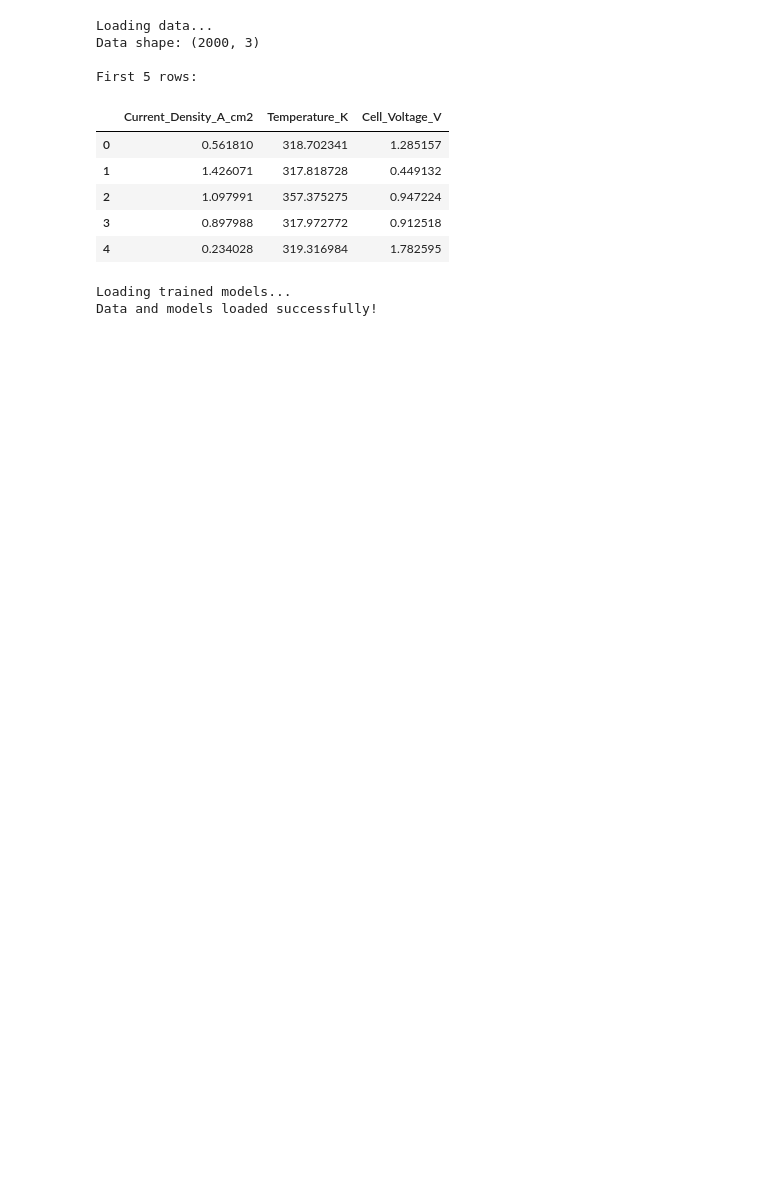
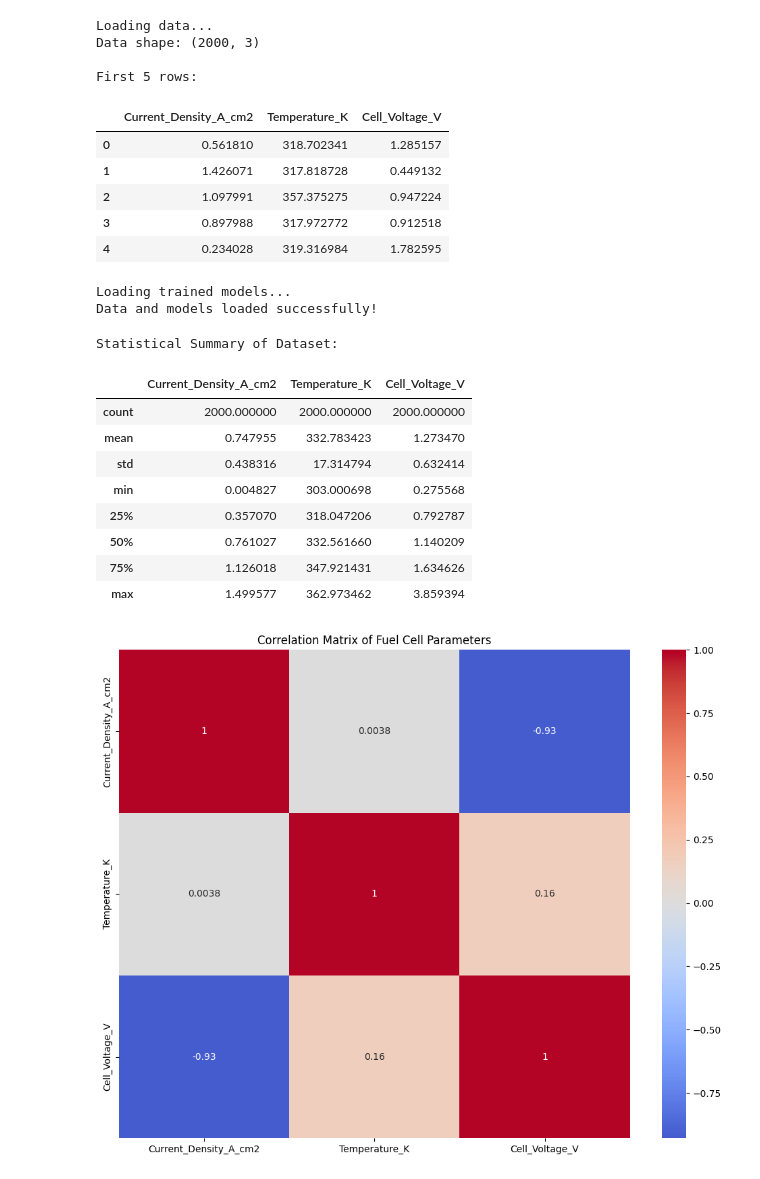
Before and after one commit to surak-alf/Fuel_Cell_prediction, a Jupyter notebook: notebooks/deep_analysis.ipynb, the cells around one changed output. Saved outputs shown, nothing was run; the diff lists cells and outputs as text; code cells hidden in the pictures; blank space fills up the shorter version.

```diff
--- a/notebooks/deep_analysis.ipynb
+++ b/notebooks/deep_analysis.ipynb
@@ -63,3 +63,63 @@ First 5 rows:
 | 4 | 0.234028 | 319.316984 | 1.782595 |
 Loading trained models...
 Data and models loaded successfully!
+# %%
+# 1.1 Statistical Summary
+print("Statistical Summary of Dataset:")
+display(data.describe())
+
+# 1.2 Correlation Analysis
+correlation_matrix = data.corr()
+plt.figure(figsize=(10, 8))
+sns.heatmap(correlation_matrix, annot=True, cmap='coolwarm', center=0)
+plt.title('Correlation Matrix of Fuel Cell Parameters')
+plt.tight_layout()
+plt.show()
+
+# 1.3 Distribution Plots
+fig, axes = plt.subplots(2, 2, figsize=(12, 10))
+
+# Current Density Distribution
+axes[0, 0].hist(data['Current_Density_A_cm2'], bins=30, alpha=0.7, color='skyblue')
+axes[0, 0].set_xlabel('Current Density (A/cm²)')
+axes[0, 0].set_ylabel('Frequency')
+axes[0, 0].set_title('Current Density Distribution')
+axes[0, 0].axvline(data['Current_Density_A_cm2'].mean(), color='red', linestyle='--', label=f'Mean: {data["Current_Density_A_cm2"].mean():.2f}')
+axes[0, 0].legend()
+
+# Temperature Distribution
+axes[0, 1].hist(data['Temperature_K'], bins=30, alpha=0.7, color='lightcoral')
+axes[0, 1].set_xlabel('Temperature (K)')
+axes[0, 1].set_ylabel('Frequency')
+axes[0, 1].set_title('Temperature Distribution')
+axes[0, 1].axvline(data['Temperature_K'].mean(), color='red', linestyle='--', label=f'Mean: {data["Temperature_K"].mean():.2f}')
+axes[0, 1].legend()
+
+# Voltage Distribution
+axes[1, 0].hist(data['Cell_Voltage_V'], bins=30, alpha=0.7, color='lightgreen')
+axes[1, 0].set_xlabel('Cell Voltage (V)')
+axes[1, 0].set_ylabel('Frequency')
+axes[1, 0].set_title('Cell Voltage Distribution')
+axes[1, 0].axvline(data['Cell_Voltage_V'].mean(), color='red', linestyle='--', label=f'Mean: {data["Cell_Voltage_V"].mean():.2f}')
+axes[1, 0].legend()
+
+# Current Density vs Voltage
+axes[1, 1].scatter(data['Current_Density_A_cm2'], data['Cell_Voltage_V'], alpha=0.6, color='mediumpurple')
+axes[1, 1].set_xlabel('Current Density (A/cm²)')
+axes[1, 1].set_ylabel('Cell Voltage (V)')
+axes[1, 1].set_title('Current Density vs. Cell Voltage')
+
+plt.tight_layout()
+plt.show()
+# %% [output]
+Statistical Summary of Dataset:
+|  | Current_Density_A_cm2 | Temperature_K | Cell_Voltage_V |
+| count | 2000.000000 | 2000.000000 | 2000.000000 |
+| mean | 0.747955 | 332.783423 | 1.273470 |
+| std | 0.438316 | 17.314794 | 0.632414 |
+| min | 0.004827 | 303.000698 | 0.275568 |
+| 25% | 0.357070 | 318.047206 | 0.792787 |
+| 50% | 0.761027 | 332.561660 | 1.140209 |
+| 75% | 1.126018 | 347.921431 | 1.634626 |
+| max | 1.499577 | 362.973462 | 3.859394 |
+[figure, added]
```
Also changed, not shown: parts of 7 cells of this notebook.
